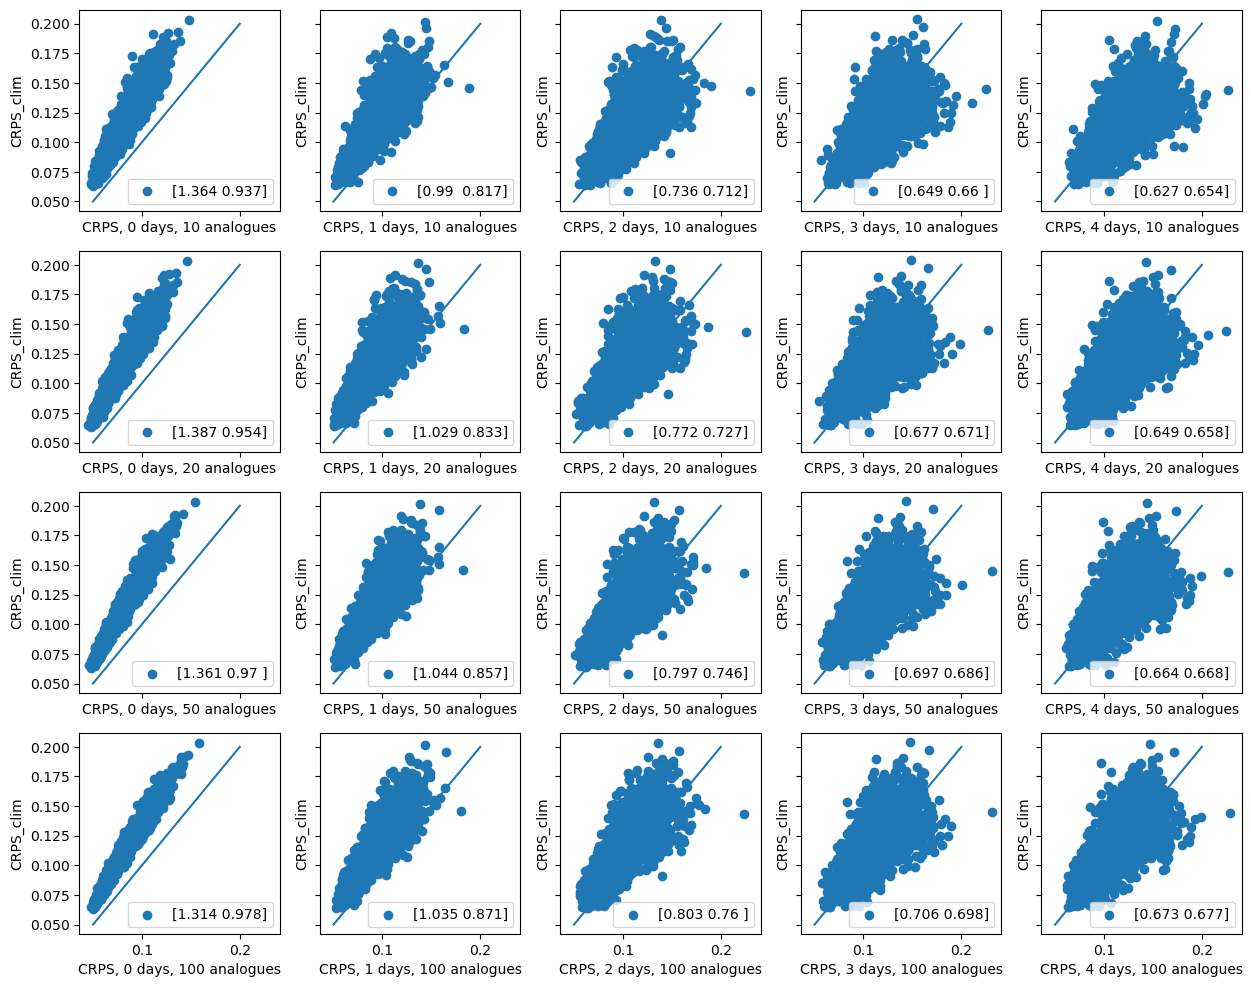
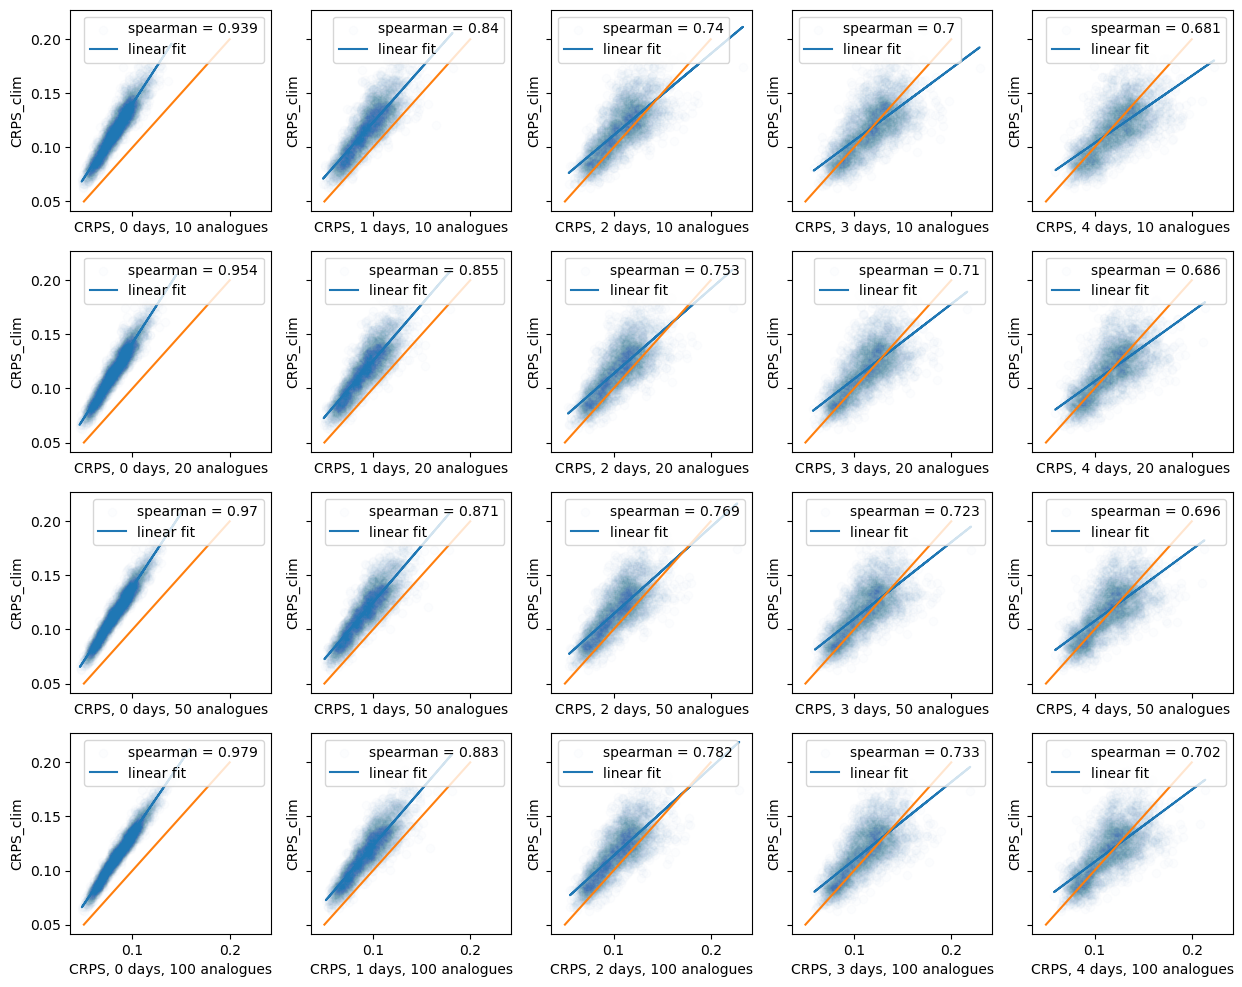
The change to this notebook cell's code, shown as a diff; its figure went from the first image to the second:
--- before
+++ after
@@ -5,6 +5,13 @@
         x = CRPS_ana.sel(horizon = h, K = K)
         y = CRPS_clim.sel(horizon = h)
+
         reg = linregress(x, y)
-        axs[j, i].scatter(x, y, label = np.round([reg.slope, reg.rvalue], 3))
+        #label = np.round([reg.slope, reg.rvalue], 3)
+
+        r = spearmanr(x, y)
+        label = f'spearman = {np.round(r.statistic, 3)}'
+        
+        axs[j, i].scatter(x, y, label = label, alpha = 0.01)
+        axs[j, i].plot(x, reg.intercept + reg.slope * x, label = 'linear fit')
         axs[j, i].legend()
         axs[j, i].plot([0.05, 0.2], [0.05, 0.2])

Commit: added in data folder the spread computed from the TIGGE dataset, and a notebook comparing this pread with the dimensions